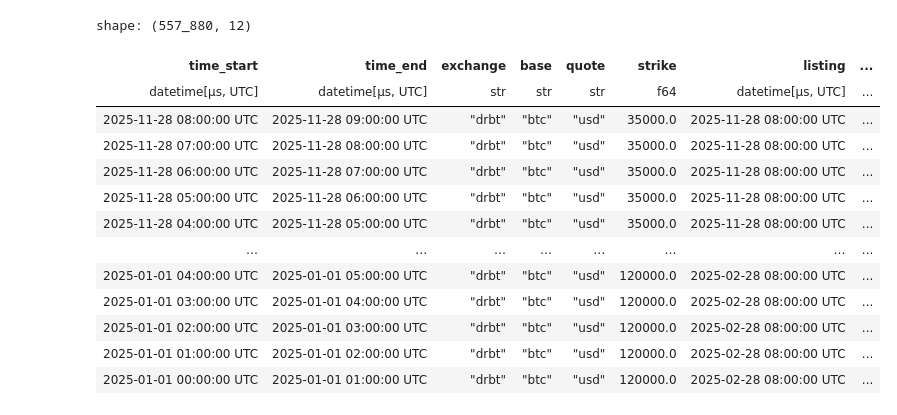
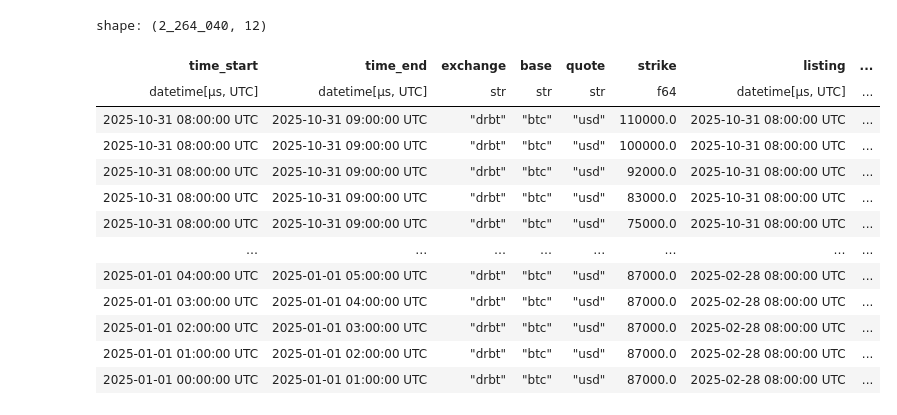
Before and after one commit to andrewchen0028/cc, a Jupyter notebook: packages/sandbox/samplers.ipynb, the cells around one changed output. Saved outputs shown, nothing was run; the diff lists cells and outputs as text; code cells hidden in the pictures.

```diff
--- a/packages/sandbox/samplers.ipynb
+++ b/packages/sandbox/samplers.ipynb
@@ -73,21 +72,21 @@ paths_mark \
 # # Four quarterly contracts (last Friday of Mar, Jun, Sep, Dec at 08:00 UTC)
 # quarterly = rrule(MONTHLY, bymonth=(3, 6, 9, 12), byweekday=FR(-1), byhour=8)
 # %%
-bars_option = samplers.get_bars_option(paths_mark, "drbt", "btc", "usd", rules=[samplers._MONTHLY])
+bars_option = samplers.get_bars_option(paths_mark, "drbt", "btc", "usd", rules=[samplers._WEEKLY, samplers._QUARTERLY])
 bars_option.collect()
 # %% [output]
-shape: (557_880, 12)
+shape: (2_264_040, 12)
 | time_start | time_end | exchange | base | quote | strike | listing | ... |
 | datetime[μs, UTC] | datetime[μs, UTC] | str | str | str | f64 | datetime[μs, UTC] | ... |
-| 2025-11-28 08:00:00 UTC | 2025-11-28 09:00:00 UTC | "drbt" | "btc" | "usd" | 35000.0 | 2025-11-28 08:00:00 UTC | ... |
-| 2025-11-28 07:00:00 UTC | 2025-11-28 08:00:00 UTC | "drbt" | "btc" | "usd" | 35000.0 | 2025-11-28 08:00:00 UTC | ... |
-| 2025-11-28 06:00:00 UTC | 2025-11-28 07:00:00 UTC | "drbt" | "btc" | "usd" | 35000.0 | 2025-11-28 08:00:00 UTC | ... |
-| 2025-11-28 05:00:00 UTC | 2025-11-28 06:00:00 UTC | "drbt" | "btc" | "usd" | 35000.0 | 2025-11-28 08:00:00 UTC | ... |
-| 2025-11-28 04:00:00 UTC | 2025-11-28 05:00:00 UTC | "drbt" | "btc" | "usd" | 35000.0 | 2025-11-28 08:00:00 UTC | ... |
+| 2025-10-31 08:00:00 UTC | 2025-10-31 09:00:00 UTC | "drbt" | "btc" | "usd" | 110000.0 | 2025-10-31 08:00:00 UTC | ... |
+| 2025-10-31 08:00:00 UTC | 2025-10-31 09:00:00 UTC | "drbt" | "btc" | "usd" | 100000.0 | 2025-10-31 08:00:00 UTC | ... |
+| 2025-10-31 08:00:00 UTC | 2025-10-31 09:00:00 UTC | "drbt" | "btc" | "usd" | 92000.0 | 2025-10-31 08:00:00 UTC | ... |
+| 2025-10-31 08:00:00 UTC | 2025-10-31 09:00:00 UTC | "drbt" | "btc" | "usd" | 83000.0 | 2025-10-31 08:00:00 UTC | ... |
+| 2025-10-31 08:00:00 UTC | 2025-10-31 09:00:00 UTC | "drbt" | "btc" | "usd" | 75000.0 | 2025-10-31 08:00:00 UTC | ... |
 | … | … | … | … | … | … | … | ... |
-| 2025-01-01 04:00:00 UTC | 2025-01-01 05:00:00 UTC | "drbt" | "btc" | "usd" | 120000.0 | 2025-02-28 08:00:00 UTC | ... |
-| 2025-01-01 03:00:00 UTC | 2025-01-01 04:00:00 UTC | "drbt" | "btc" | "usd" | 120000.0 | 2025-02-28 08:00:00 UTC | ... |
-| 2025-01-01 02:00:00 UTC | 2025-01-01 03:00:00 UTC | "drbt" | "btc" | "usd" | 120000.0 | 2025-02-28 08:00:00 UTC | ... |
-| 2025-01-01 01:00:00 UTC | 2025-01-01 02:00:00 UTC | "drbt" | "btc" | "usd" | 120000.0 | 2025-02-28 08:00:00 UTC | ... |
-| 2025-01-01 00:00:00 UTC | 2025-01-01 01:00:00 UTC | "drbt" | "btc" | "usd" | 120000.0 | 2025-02-28 08:00:00 UTC | ... |
+| 2025-01-01 04:00:00 UTC | 2025-01-01 05:00:00 UTC | "drbt" | "btc" | "usd" | 87000.0 | 2025-02-28 08:00:00 UTC | ... |
+| 2025-01-01 03:00:00 UTC | 2025-01-01 04:00:00 UTC | "drbt" | "btc" | "usd" | 87000.0 | 2025-02-28 08:00:00 UTC | ... |
+| 2025-01-01 02:00:00 UTC | 2025-01-01 03:00:00 UTC | "drbt" | "btc" | "usd" | 87000.0 | 2025-02-28 08:00:00 UTC | ... |
+| 2025-01-01 01:00:00 UTC | 2025-01-01 02:00:00 UTC | "drbt" | "btc" | "usd" | 87000.0 | 2025-02-28 08:00:00 UTC | ... |
+| 2025-01-01 00:00:00 UTC | 2025-01-01 01:00:00 UTC | "drbt" | "btc" | "usd" | 87000.0 | 2025-02-28 08:00:00 UTC | ... |
 # %%
```
Also changed, not shown: parts of 5 cells of this notebook, 1 other file.
